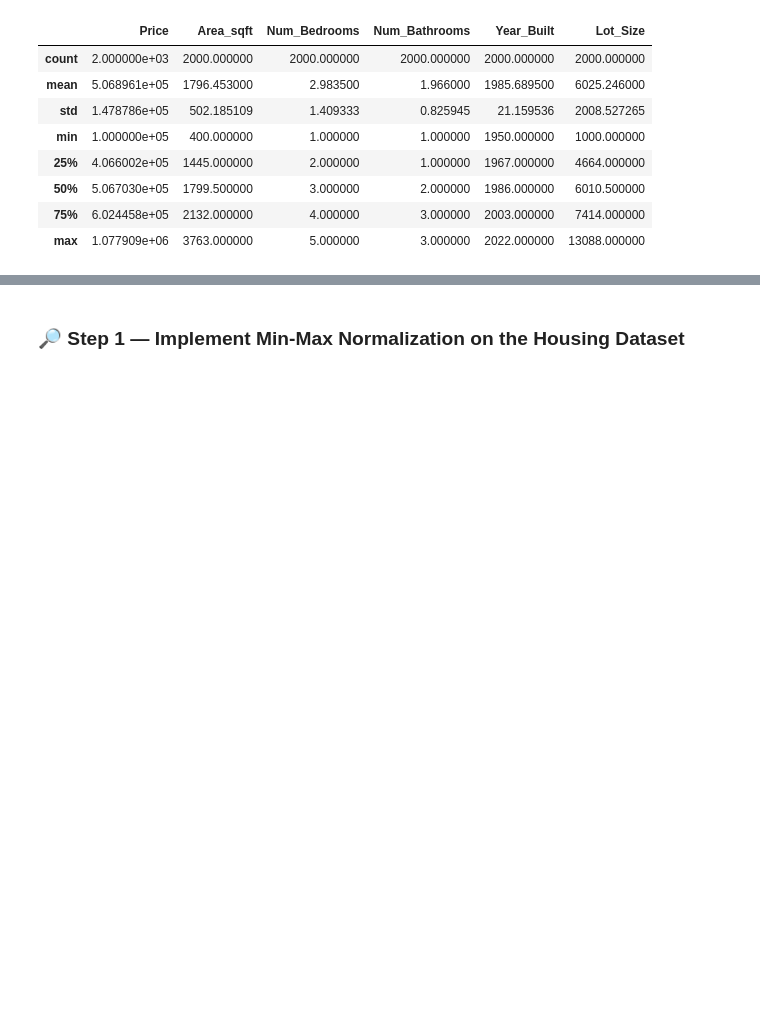
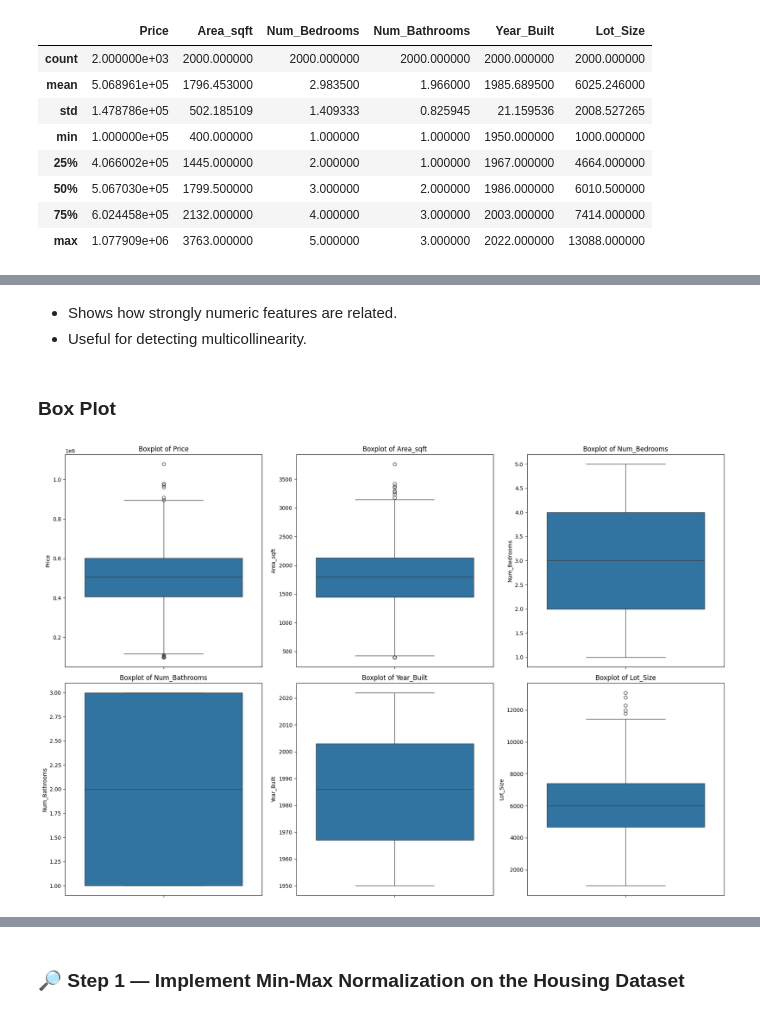
Before and after one commit to MandeepCon/MinMaxNormalization, a Jupyter notebook: MinMax_Normalization_Workshop.ipynb, the cells around one changed output, grey strips where cells are left out. Drawn from its saved outputs; the diff is of its cells as text; code cells hidden in the pictures; blank space fills up the shorter version.

```diff
--- a/MinMax_Normalization_Workshop.ipynb
+++ b/MinMax_Normalization_Workshop.ipynb
@@ -178,0 +211,19 @@ housingdata.describe()
+# %% [markdown]
+- Shows how strongly numeric features are related.
+- Useful for detecting multicollinearity.
+# %% [markdown]
+### Box Plot
+# %%
+# Get numeric columns only
+numeric_cols = housingdata.select_dtypes(include='number').columns
+
+# Create boxplots
+plt.figure(figsize=(18, 12))
+for i, col in enumerate(numeric_cols, 1):
+    plt.subplot(2, 3, i)
+    sns.boxplot(y=housingdata[col])
+    plt.title(f'Boxplot of {col}')
+plt.tight_layout()
+plt.show()
+# %% [output]
+[figure, added]
```
Also changed, not shown: parts of 10 cells of this notebook.
